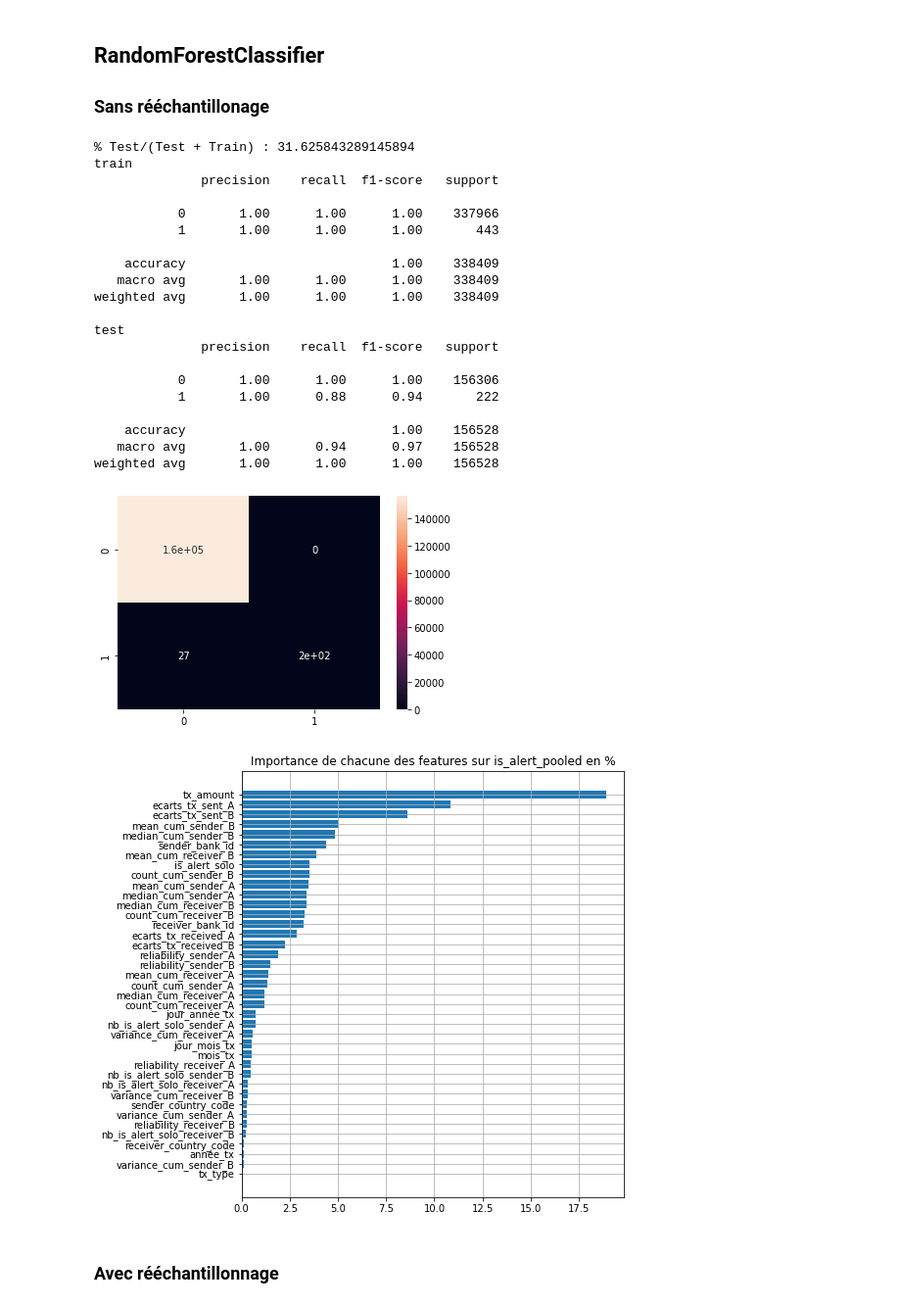
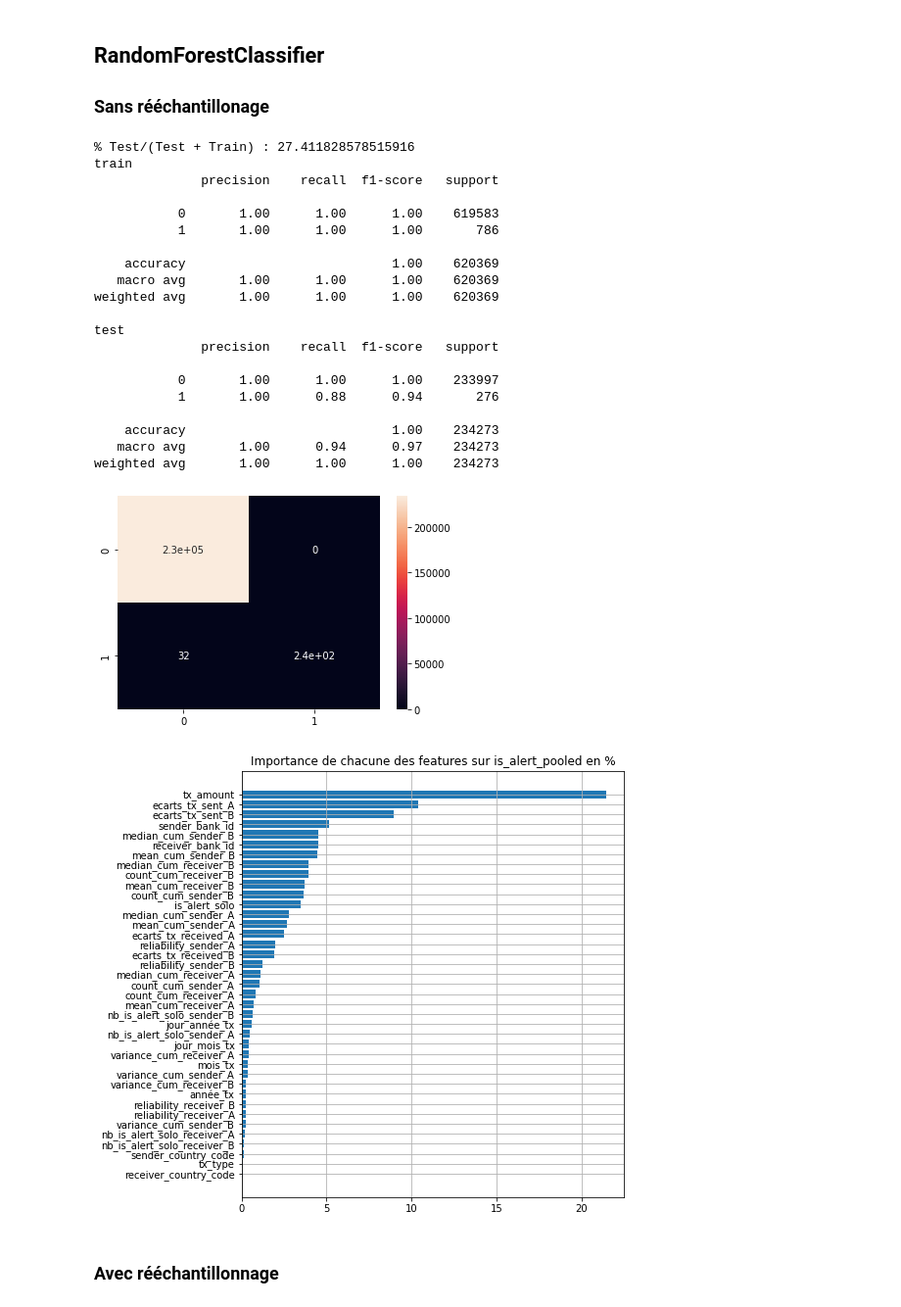
Before and after one commit to CorentinPernot/Statapp, a Jupyter notebook: Notebook/modé.ipynb, the cells around one changed output. Shown at 98% size. Saved outputs shown, nothing was run; the diff lists cells and outputs as text; code cells hidden in the pictures.

Commit message:
graph métriques

```diff
--- a/Notebook/modé.ipynb
+++ b/Notebook/modé.ipynb
@@ -464,34 +464,34 @@ def evaluation_classifier(df_to_split, time, delta, scaler_, classifier, SMote,
 ### Sans rééchantillonage
 # %%
 #On fixe la date initiale
-time = datetime.datetime(2019, 5, 16)
+time = datetime.datetime(2020, 5, 16)
 #On fixe l'horizon
-delta= 200
+delta= 300
 
 a = evaluation_classifier(df_bis, time, delta, StandardScaler(), RandomForestClassifier(), False, True, True)
 # %% [output]
-% Test/(Test + Train) : 31.625843289145894
+% Test/(Test + Train) : 27.411828578515916
 train
               precision    recall  f1-score   support
 
-           0       1.00      1.00      1.00    337966
-           1       1.00      1.00      1.00       443
+           0       1.00      1.00      1.00    619583
+           1       1.00      1.00      1.00       786
 
-    accuracy                           1.00    338409
-   macro avg       1.00      1.00      1.00    338409
-weighted avg       1.00      1.00      1.00    338409
+    accuracy                           1.00    620369
+   macro avg       1.00      1.00      1.00    620369
+weighted avg       1.00      1.00      1.00    620369
 
 test
               precision    recall  f1-score   support
 
-           0       1.00      1.00      1.00    156306
-           1       1.00      0.88      0.94       222
+           0       1.00      1.00      1.00    233997
+           1       1.00      0.88      0.94       276
 
-    accuracy                           1.00    156528
-   macro avg       1.00      0.94      0.97    156528
-weighted avg       1.00      1.00      1.00    156528
+    accuracy                           1.00    234273
+   macro avg       1.00      0.94      0.97    234273
+weighted avg       1.00      1.00      1.00    234273
-[figure, old version]
+[figure, new version]
-[figure, old version]
+[figure, new version]
 # %% [markdown]
 ### Avec rééchantillonnage
 # %%
```
Also changed, not shown: parts of 4 cells of this notebook.
